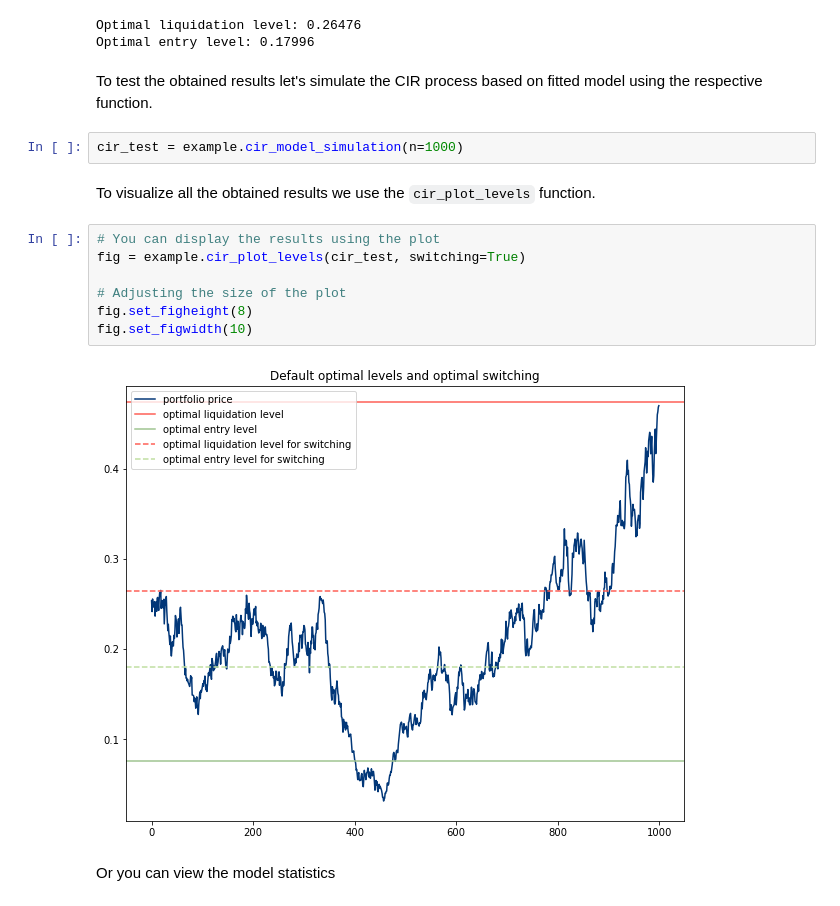
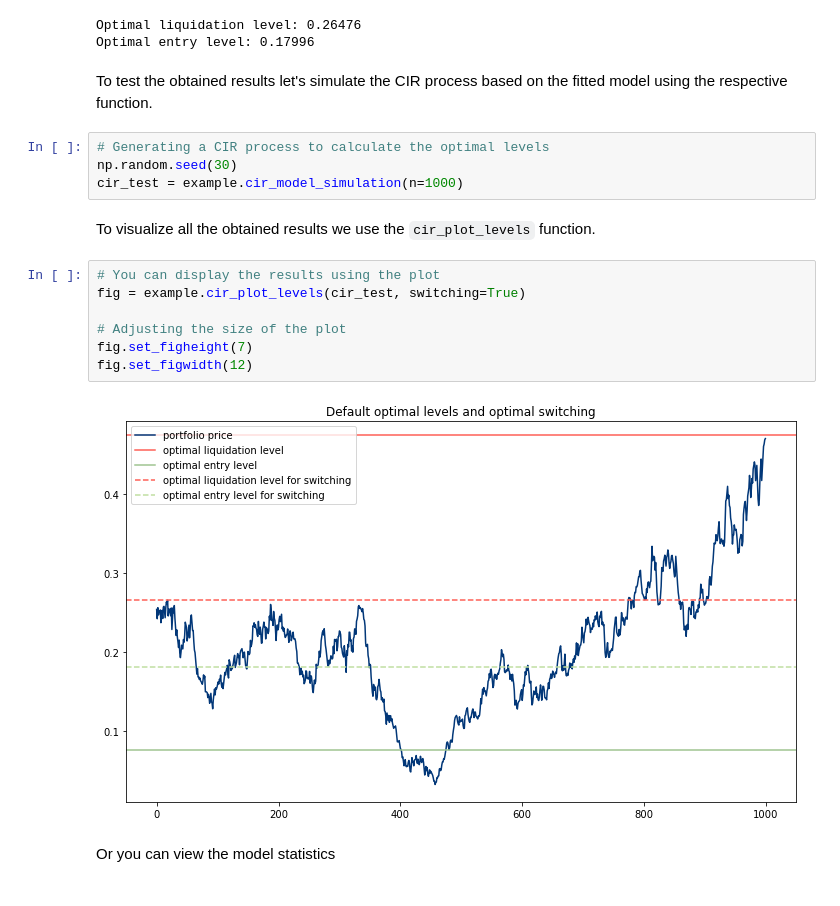
Before and after one commit to hudson-and-thames/arbitrage_research, a Jupyter notebook: Optimal Mean Reversion/cir_model.ipynb, the cells around one changed output. Drawn from its saved outputs; the diff is of its cells as text.

Commit message:
Small adjustments to CIR model Notebook - Optimal Mean Reversion

```diff
--- a/Optimal Mean Reversion/cir_model.ipynb
+++ b/Optimal Mean Reversion/cir_model.ipynb
@@ -205,20 +207,22 @@ print("Optimal liquidation level:", round(b_switch,5),
 Optimal liquidation level: 0.26476
 Optimal entry level: 0.17996
 # %% [markdown]
-To test the obtained results let's simulate the CIR process based on fitted model using the respective function.
+To test the obtained results let's simulate the CIR process based on the fitted model using the respective function.
-# %%
-cir_test = example.cir_model_simulation(n=1000)
+# %%
+# Generating a CIR process to calculate the optimal levels
+np.random.seed(30)
+cir_test = example.cir_model_simulation(n=1000)
 # %% [markdown]
 To visualize all the obtained results we use the `cir_plot_levels` function.
 # %%
 # You can display the results using the plot
 fig = example.cir_plot_levels(cir_test, switching=True)
 
 # Adjusting the size of the plot
-fig.set_figheight(8)
-fig.set_figwidth(10)
+fig.set_figheight(7)
+fig.set_figwidth(12)
 # %% [output]
-[figure, old version]
+[figure, new version]
 # %% [markdown]
 Or you can view the model statistics
 # %%
```
Also changed, not shown: parts of 12 cells of this notebook.
